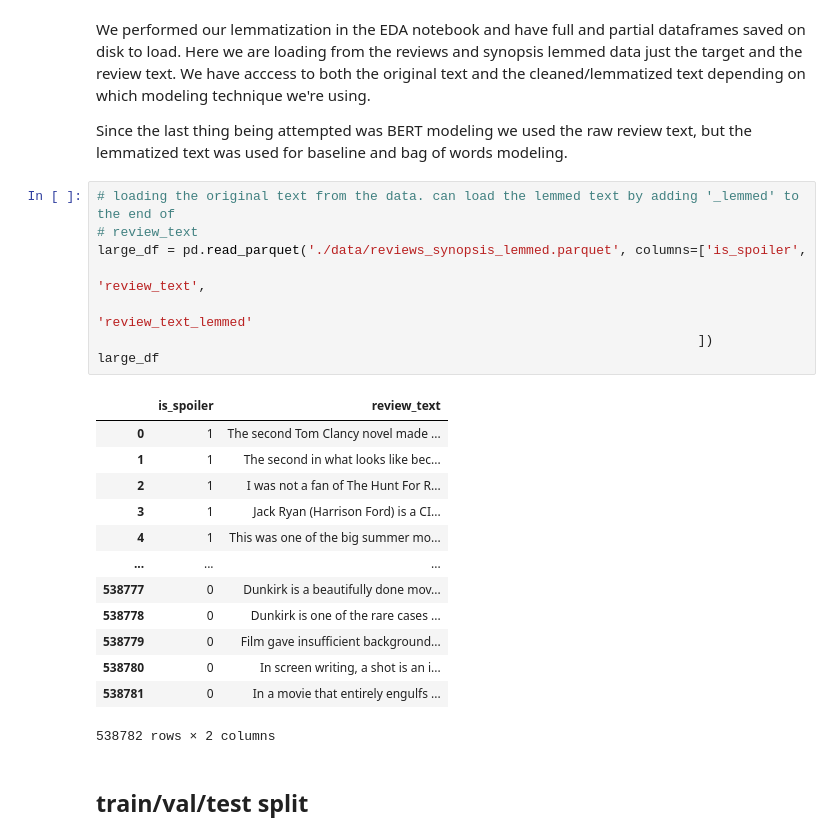
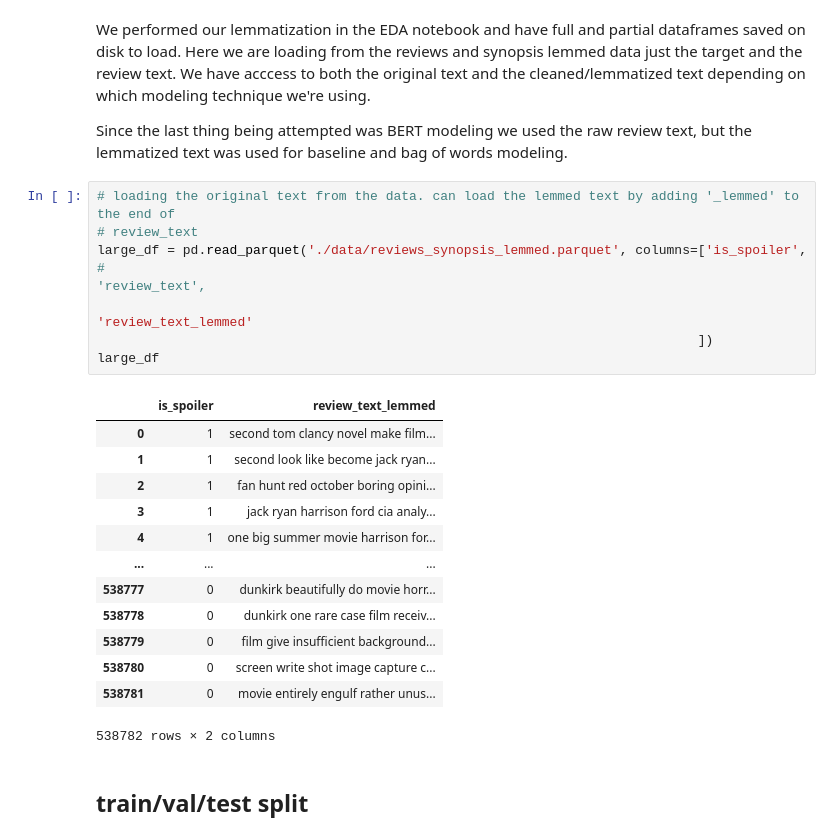
Before and after one commit to brtracy/capstone_project, a Jupyter notebook: Modeling.ipynb, the cells around one changed output. Cells and saved outputs as stored; diff of their text form.

```diff
--- a/Modeling.ipynb
+++ b/Modeling.ipynb
@@ -63,24 +63,24 @@ Since the last thing being attempted was BERT modeling we used the raw review te
 # %%
 # loading the original text from the data. can load the lemmed text by adding '_lemmed' to the end of
 # review_text
 large_df = pd.read_parquet('./data/reviews_synopsis_lemmed.parquet', columns=['is_spoiler',
-                                                                              'review_text',
+#                                                                               'review_text',
                                                                               'review_text_lemmed'
                                                                              ])
 large_df
 # %% [output]
-|  | is_spoiler | review_text |
-| 0 | 1 | The second Tom Clancy novel made ... |
-| 1 | 1 | The second in what looks like bec... |
-| 2 | 1 | I was not a fan of The Hunt For R... |
-| 3 | 1 | Jack Ryan (Harrison Ford) is a CI... |
-| 4 | 1 | This was one of the big summer mo... |
+|  | is_spoiler | review_text_lemmed |
+| 0 | 1 | second tom clancy novel make film... |
+| 1 | 1 | second look like become jack ryan... |
+| 2 | 1 | fan hunt red october boring opini... |
+| 3 | 1 | jack ryan harrison ford cia analy... |
+| 4 | 1 | one big summer movie harrison for... |
 | ... | ... | ... |
-| 538777 | 0 | Dunkirk is a beautifully done mov... |
-| 538778 | 0 | Dunkirk is one of the rare cases ... |
-| 538779 | 0 | Film gave insufficient background... |
-| 538780 | 0 | In screen writing, a shot is an i... |
-| 538781 | 0 | In a movie that entirely engulfs ... |
+| 538777 | 0 | dunkirk beautifully do movie horr... |
+| 538778 | 0 | dunkirk one rare case film receiv... |
+| 538779 | 0 | film give insufficient background... |
+| 538780 | 0 | screen write shot image capture c... |
+| 538781 | 0 | movie entirely engulf rather unus... |
 538782 rows × 2 columns
 # %% [markdown]
 ## train/val/test split
```
Also changed, not shown: parts of 8 cells of this notebook, 3 other files.
